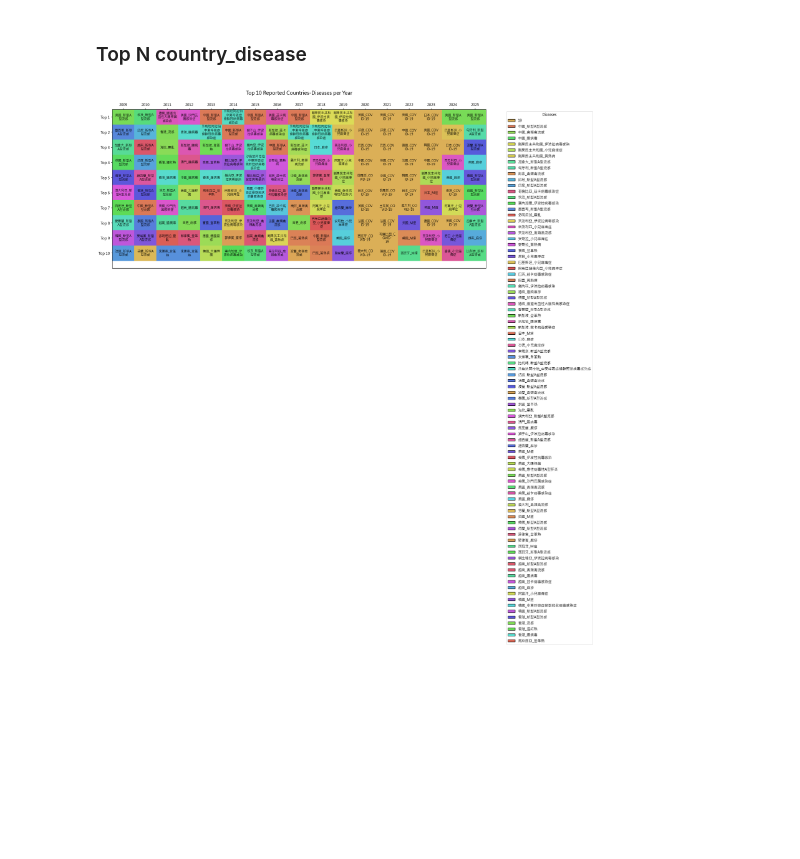
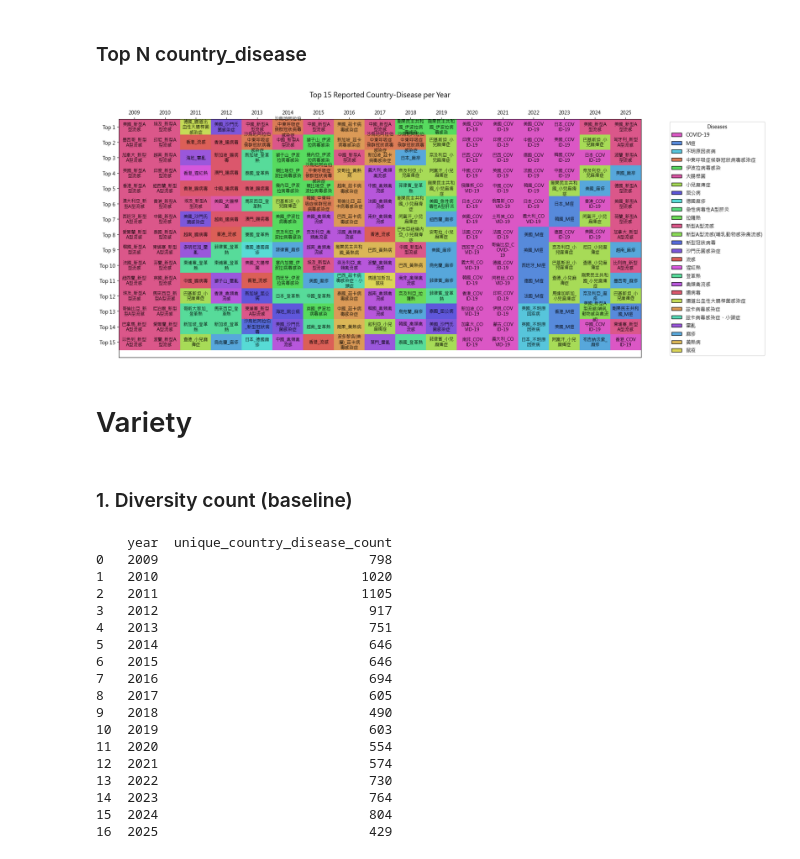
Before and after one commit to haokaitseng/cdc_eic_daily_news, a Jupyter notebook: 00_data_cleaning.ipynb, the cells around one changed output. Saved outputs shown, nothing was run; the diff lists cells and outputs as text; code cells hidden in the pictures; blank space fills up the shorter version.

```diff
--- a/00_data_cleaning.ipynb
+++ b/00_data_cleaning.ipynb
@@ -915,7 +915,7 @@ from matplotlib.patches import Patch
 import textwrap
 
 # 🟢 Parameters
-n_top_countries = 10
+n_top_countries = 15
 
 # 🟢 Prepare data
 df_plot = df.copy()
@@ -980,31 +980,58 @@ for col, year in enumerate(years):
             color = disease_color_map.get(disease, 'lightgray')
         else:
             color = 'lightgray'
 
         ax.add_patch(plt.Rectangle((col, n_top_countries - 1 - row), 1, 1, color=color, edgecolor='black'))
         wrapped = "\n".join(textwrap.wrap(country_disease, width=6)) if country_disease else ''
         ax.text(col + 0.5, n_top_countries - 1 - row + 0.5, wrapped,
                 ha='center', va='center', fontsize=9, color='black')
 
 # Top X-axis for years
 ax.set_xticks([i + 0.5 for i in range(len(years))])
 ax.set_xticklabels([str(year) for year in years], rotation=0, fontsize=10)
 ax.xaxis.set_label_position('top')
 ax.xaxis.tick_top()
 
 # Left Y-axis for rankings
 ax.set_yticks([i + 0.5 for i in range(n_top_countries)])
 ax.set_yticklabels([f"Top {i+1}" for i in range(n_top_countries)][::-1], fontsize=10)
 
 # 🟢 Legend showing only disease names
 legend_elements = [
     Patch(facecolor=disease_color_map[d], edgecolor='black', label=d)
     for d in sorted(diseases_in_top) if d is not None
 ]
 plt.legend(handles=legend_elements, bbox_to_anchor=(1.05, 1), loc='upper left', title="Diseases")
 
 plt.title(f"Top {n_top_countries} Reported Country-Disease per Year", fontsize=14, y=1.08)
 plt.tight_layout()
 plt.show()
 # %% [output]
-[figure, old version]
+[figure, new version]
+# %% [markdown]
+# Variety
+# %% [markdown]
+### 1. Diversity count (baseline)
+# %%
+variety_count = df.groupby(df['date'].dt.year)['country_disease'].nunique().reset_index()
+variety_count.columns = ['year', 'unique_country_disease_count']
+print(variety_count)
+# %% [output]
+    year  unique_country_disease_count
+0   2009                           798
+1   2010                          1020
+2   2011                          1105
+3   2012                           917
+4   2013                           751
+5   2014                           646
+6   2015                           646
+7   2016                           694
+8   2017                           605
+9   2018                           490
+10  2019                           603
+11  2020                           554
+12  2021                           574
+13  2022                           730
+14  2023                           764
+15  2024                           804
+16  2025                           429
```
Also changed, not shown: parts of 5 cells of this notebook.
